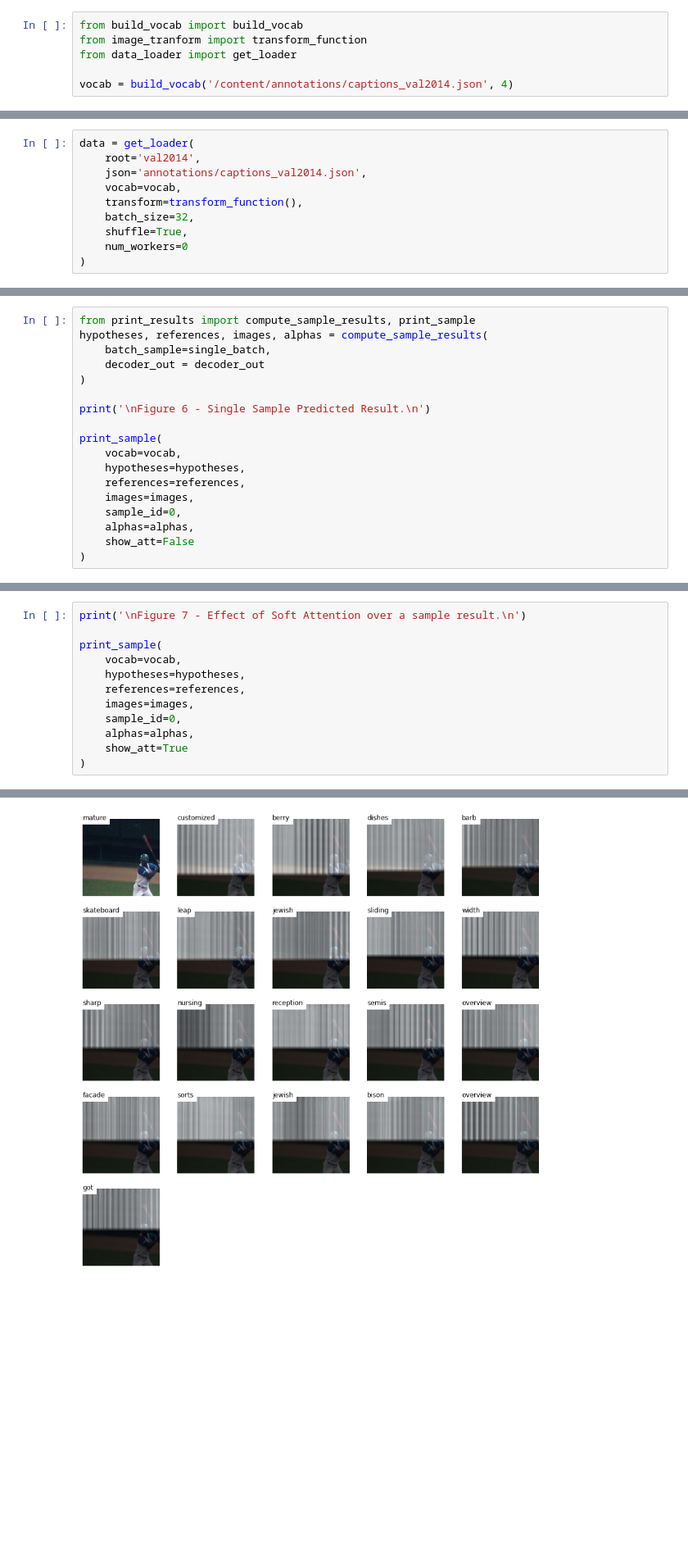
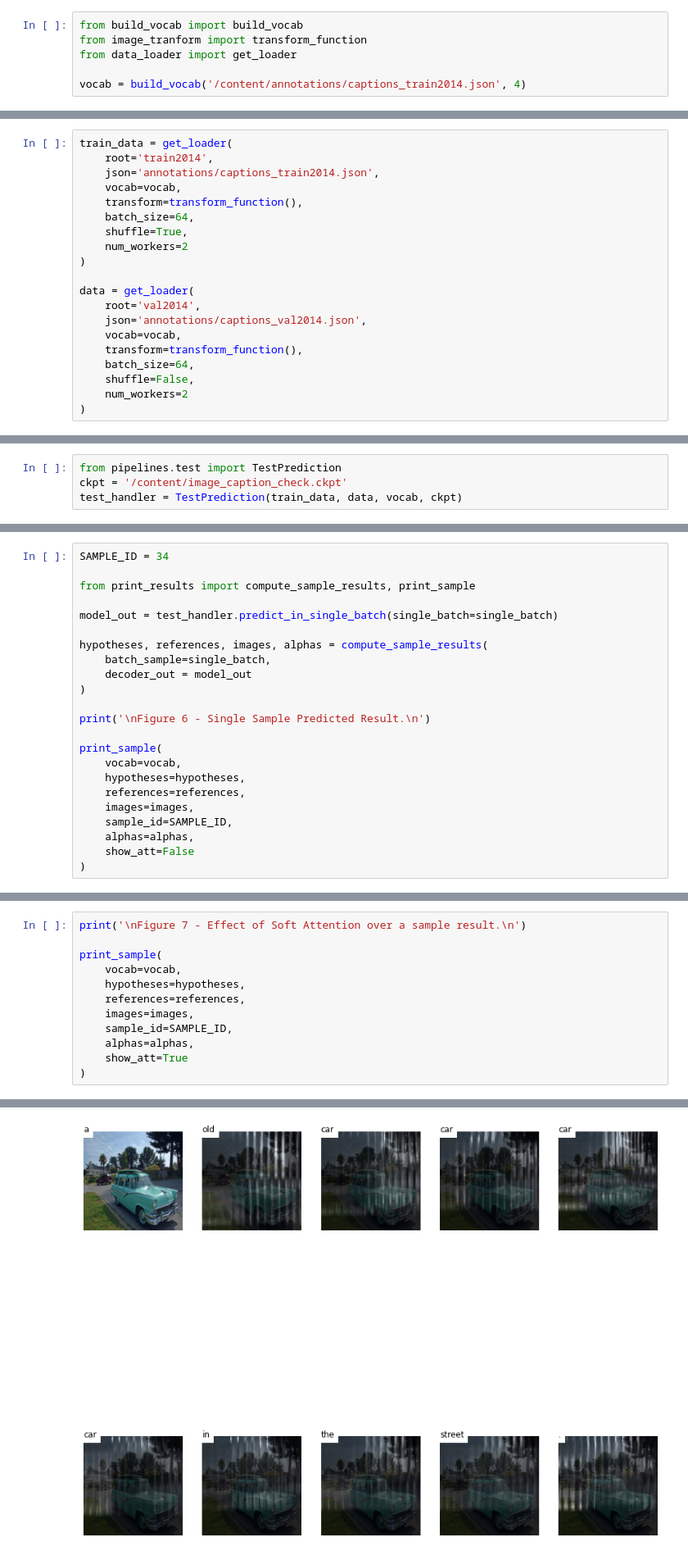
Before and after one commit to LuizPitaAlmeida/image_caption_generator, a Jupyter notebook: executable_papers/Image_Captioning_Reproducible_Paper.ipynb, the cells around one changed output, grey strips where cells are left out. Shown: that part at 82% size. Cells and saved outputs as stored; diff of their text form; blank space fills up the shorter version.

Commit message:
add prediction

```diff
--- a/executable_papers/Image_Captioning_Reproducible_Paper.ipynb
+++ b/executable_papers/Image_Captioning_Reproducible_Paper.ipynb
@@ -173,6 +212,6 @@ from build_vocab import build_vocab
 from image_tranform import transform_function
 from data_loader import get_loader
 
-vocab = build_vocab('/content/annotations/captions_val2014.json', 4)
+vocab = build_vocab('/content/annotations/captions_train2014.json', 4)
 # %% [output]
 loading annotations into memory...
@@ -195,12 +234,22 @@ index created!
 # %%
+train_data = get_loader(
+    root='train2014',
+    json='annotations/captions_train2014.json',
+    vocab=vocab,
+    transform=transform_function(),
+    batch_size=64,
+    shuffle=True,
+    num_workers=2
+)
+
 data = get_loader(
     root='val2014',
     json='annotations/captions_val2014.json',
     vocab=vocab,
     transform=transform_function(),
-    batch_size=32,
-    shuffle=True,
-    num_workers=0
+    batch_size=64,
+    shuffle=False,
+    num_workers=2
 )
 # %% [output]
 loading annotations into memory...
@@ -291,0 +371,4 @@ Let's try to see the outputs for ou sample example. The Fig.6 shows a predicted
+# %%
+from pipelines.test import TestPrediction
+ckpt = '/content/image_caption_check.ckpt'
+test_handler = TestPrediction(train_data, data, vocab, ckpt)
@@ -292,8 +381,13 @@ Let's try to see the outputs for ou sample example. The Fig.6 shows a predicted
 # %%
+SAMPLE_ID = 34
+
 from print_results import compute_sample_results, print_sample
+
+model_out = test_handler.predict_in_single_batch(single_batch=single_batch)
+
 hypotheses, references, images, alphas = compute_sample_results(
     batch_sample=single_batch,
-    decoder_out = decoder_out
+    decoder_out = model_out
 )
 
 print('\nFigure 6 - Single Sample Predicted Result.\n')
@@ -303,7 +397,7 @@ print_sample(
     hypotheses=hypotheses,
     references=references,
     images=images,
-    sample_id=0,
+    sample_id=SAMPLE_ID,
     alphas=alphas,
     show_att=False
 )
@@ -325,7 +417,7 @@ print_sample(
     hypotheses=hypotheses,
     references=references,
     images=images,
-    sample_id=0,
+    sample_id=SAMPLE_ID,
     alphas=alphas,
     show_att=True
 )
@@ -337 +429 @@ References: a man holds a baseball bat and is standing at home plate next to a c
-[figure, old version]
+[figure, new version]
```
Also changed, not shown: parts of 39 cells of this notebook.
